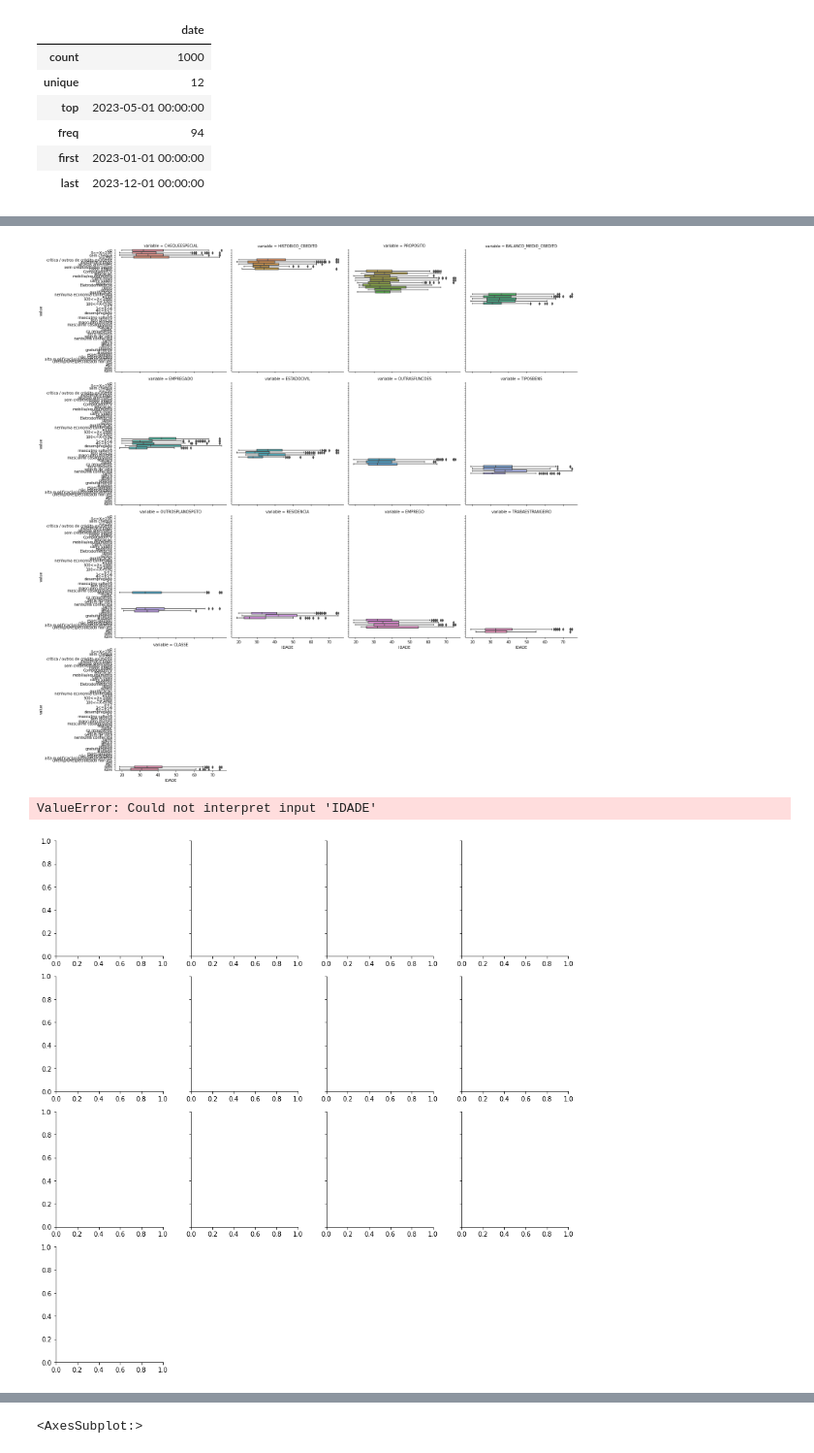
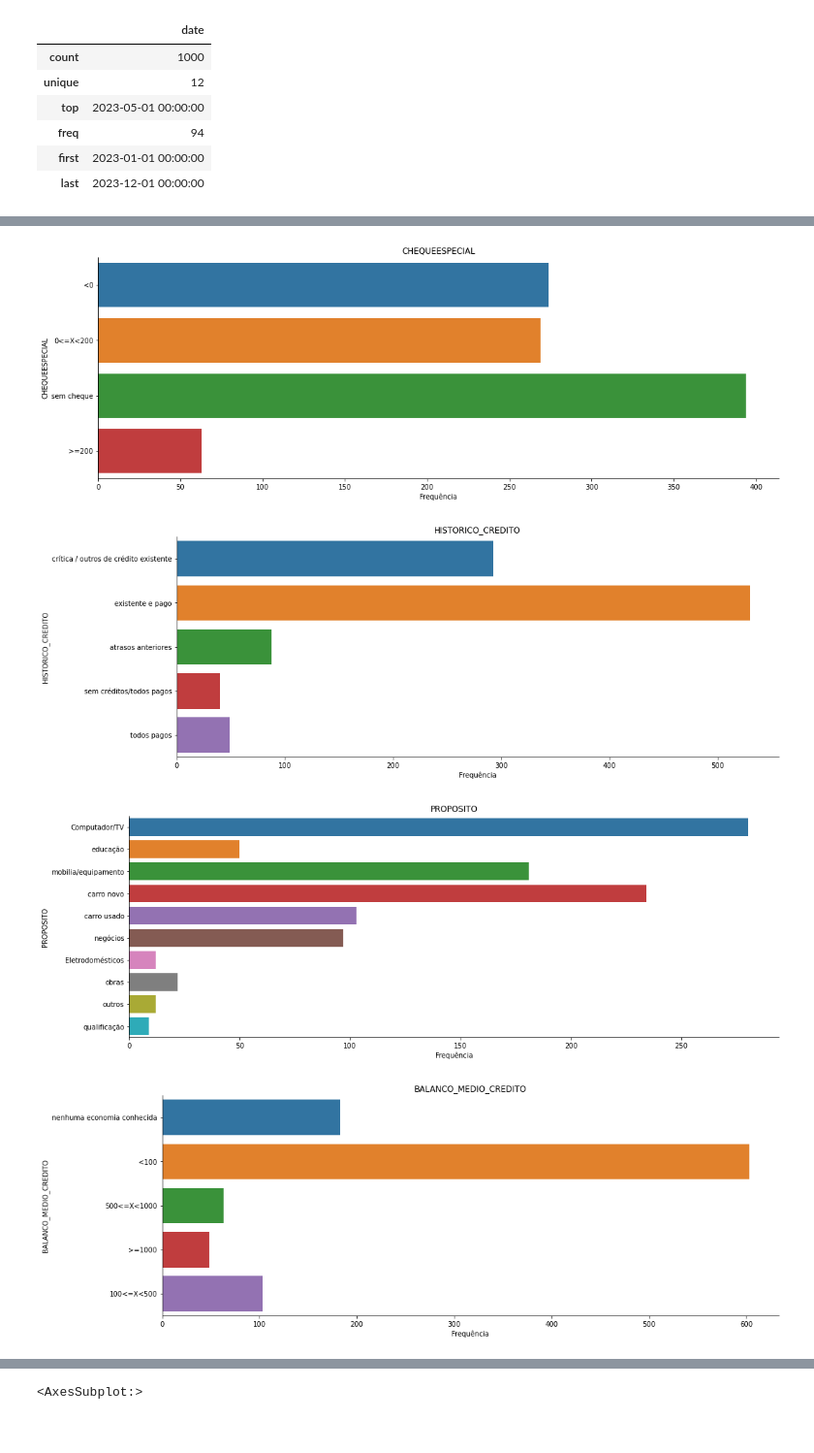
Before and after one commit to lauraalexandria/cursos-python, a Jupyter notebook: analises_iniciais.ipynb, the cells around one changed output, grey strips where cells are left out. Shown at 97% size. Cells and saved outputs as stored; diff of their text form; code cells hidden in the pictures.

```diff
--- a/analises_iniciais.ipynb
+++ b/analises_iniciais.ipynb
@@ -349,24 +314,16 @@ g.map(plt.hist, "value", alpha=.4)
-# %%
-# Boxplots para Comparar Target Numérico e Variáveis Categóricas
-
-df_melt_cat = df.melt(id_vars=[chave_id, target_num], value_vars=df.select_dtypes("object"))
-sns.catplot(data=df_melt_cat.reset_index(), y = "value", x=target_num, kind = "box", col = "variable", col_wrap = 4,
-            facet_kws={"sharey":False, "sharex":False})
-plt.show()
-# %% [output]
-[figure, removed]
-# %%
-df_melt_cat = df.melt(id_vars=[chave_id, target_num], value_vars=df.select_dtypes("object"))
-g = sns.FacetGrid(df_melt_cat,
-                  col="variable",
-                  col_wrap=4,
-                  sharex=False
-                 )
-plot = g.map(sns.boxplot, x="value", y=target_num, alpha=.4)#.fig.subplots_adjust(wspace=0.5, hspace=2)
-for axes in plot.axes.flat:
-    _ = axes.set_xticklabels(axes.get_xticklabels(), rotation=90)
-
-plt.tight_layout()
-# %% [output]
-ValueError: Could not interpret input 'IDADE'
-[figure, removed]
+# %%
+# Gráficos de Barras para as Categóricas
+
+def plot_count_cat_cols(df, cat_cols):
+    for col in cat_cols:
+        sns.catplot(data=df, y=col, kind="count", height=5, aspect=3)
+        plt.title(f"{col}")
+        plt.xlabel("Frequência")
+        plt.show()
+
+plot_count_cat_cols(df, df.select_dtypes("object").columns)
+# %% [output]
+[figure, added]
+[figure, added]
+[figure, added]
+[figure, added]
```
Also changed, not shown: parts of 13 cells of this notebook.
